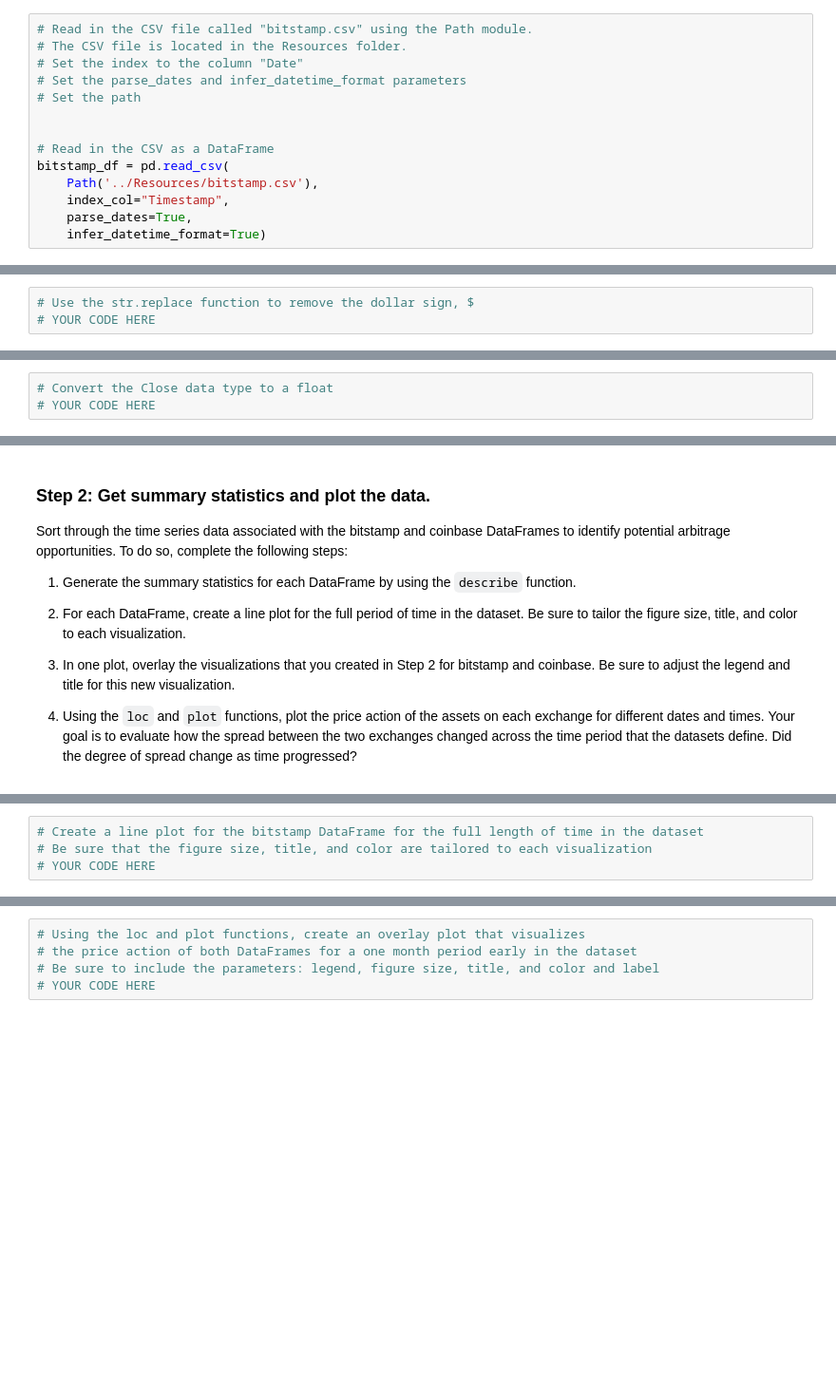
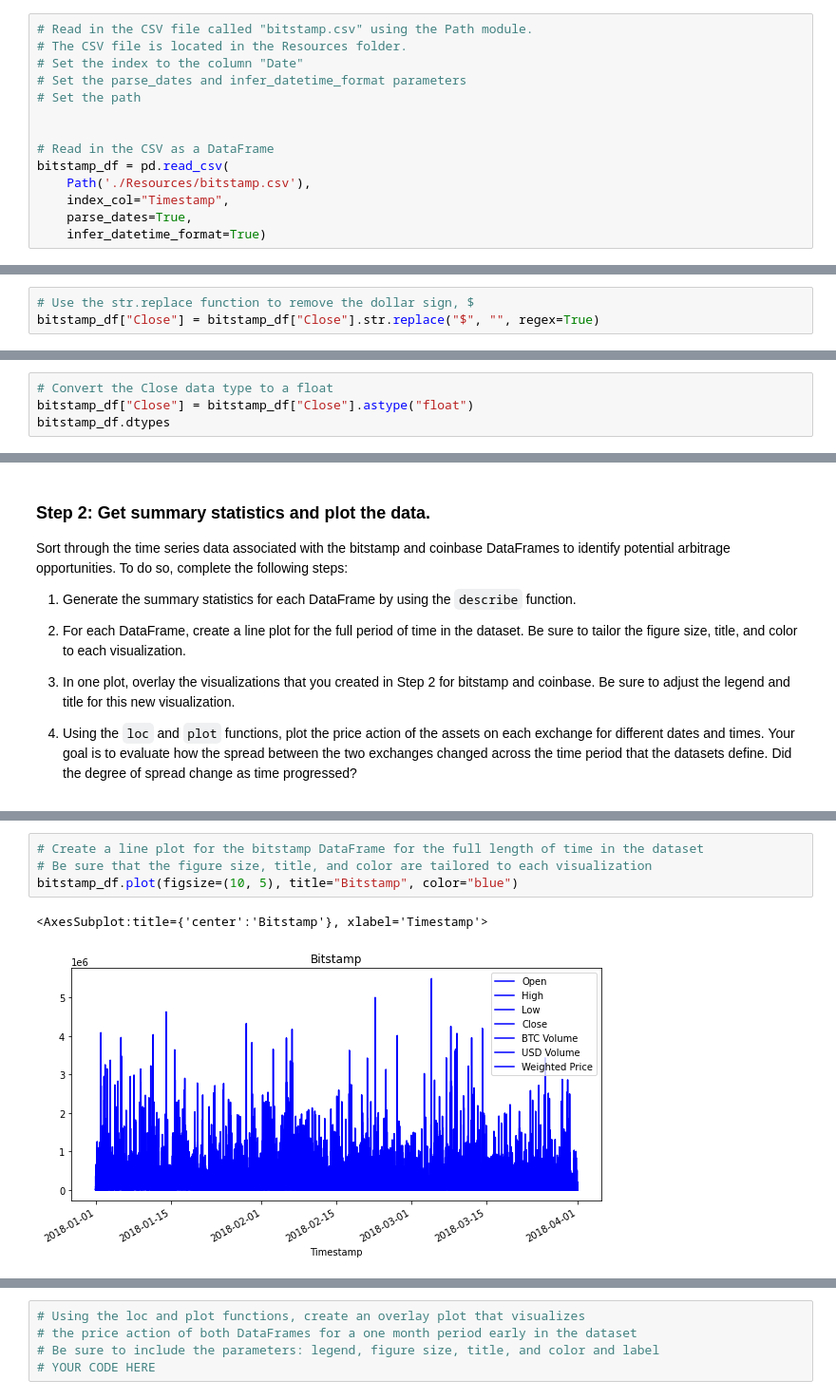
Before and after one commit to toniahurst/FinTech_Module_3_Challenge, a Jupyter notebook: crypto_arbitrage.ipynb, the cells around one changed output, grey strips where cells are left out. Shown at 95% size. Drawn from its saved outputs; the diff is of its cells as text; blank space fills up the shorter version.

```diff
--- a/crypto_arbitrage.ipynb
+++ b/crypto_arbitrage.ipynb
@@ -42,7 +43,7 @@ Instructions.
 
 # Read in the CSV as a DataFrame
 bitstamp_df = pd.read_csv(
-    Path('../Resources/bitstamp.csv'),
+    Path('./Resources/bitstamp.csv'),
     index_col="Timestamp",
     parse_dates=True,
     infer_datetime_format=True)
@@ -87,9 +121,10 @@ To prepare and clean your data for analysis, complete the following steps:
 ### Step 2: Use the `str.replace` function to remove the dollar signs ($) from the values in the Close column.
 # %%
 # Use the str.replace function to remove the dollar sign, $
-# YOUR CODE HERE
+bitstamp_df["Close"] = bitstamp_df["Close"].str.replace("$", "", regex=True)
 # %% [markdown]
 ### Step 3: Convert the data type of the Close column to a `float`.
 # %%
 # Convert the Close data type to a float
-# YOUR CODE HERE
+bitstamp_df["Close"] = bitstamp_df["Close"].astype("float")
+bitstamp_df.dtypes
@@ -156,7 +268,10 @@ Sort through the time series data associated with the bitstamp and coinbase Data
 # %%
 # Create a line plot for the bitstamp DataFrame for the full length of time in the dataset
 # Be sure that the figure size, title, and color are tailored to each visualization
-# YOUR CODE HERE
+bitstamp_df.plot(figsize=(10, 5), title="Bitstamp", color="blue")
+# %% [output]
+<AxesSubplot:title={'center':'Bitstamp'}, xlabel='Timestamp'>
+[figure, added]
 # %%
 # Create a line plot for the coinbase DataFrame for the full length of time in the dataset
 # Be sure that the figure size, title, and color are tailored to each visualization
```
Also changed, not shown: parts of 16 cells of this notebook.
